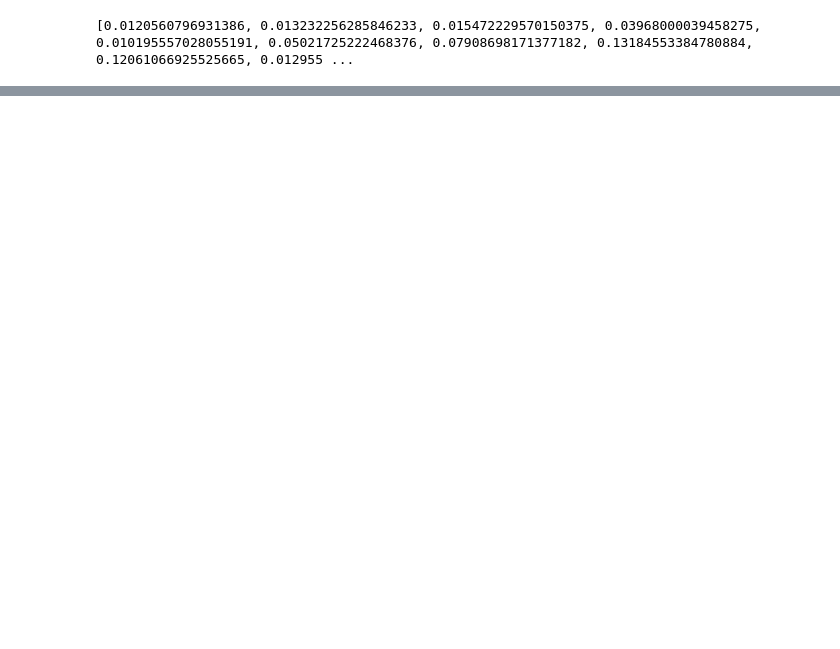
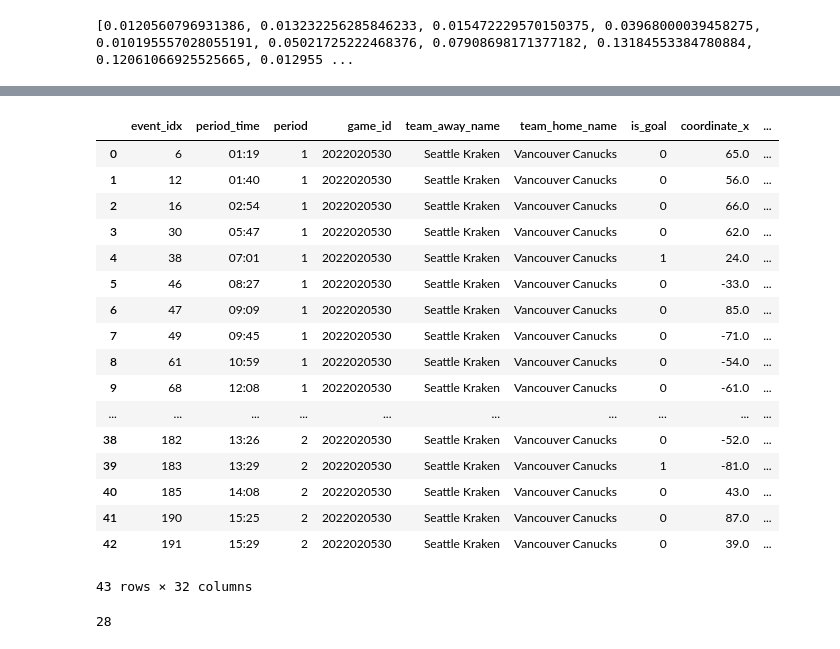
Before and after one commit to mina-parham/IFT6758-docker-project, a Jupyter notebook: ift6758/ift6758/client/test.ipynb, the cells around one changed output, grey strips where cells are left out. Drawn from its saved outputs; the diff is of its cells as text; code cells hidden in the pictures; blank space fills up the shorter version.

```diff
--- a/ift6758/ift6758/client/test.ipynb
+++ b/ift6758/ift6758/client/test.ipynb
@@ -117,0 +160,4 @@ print(r.json())
+# %%
+a = str(a)
+# %%
+b = df[df['event_idx']==a].index.values
@@ -117,0 +168,2 @@ print(r.json())
+# %%
+df_3 = df.iloc[b[0]+1:,:]
@@ -117,0 +180,23 @@ print(r.json())
+# %%
+df_4 = pd.concat([df_1,df_3])
+# %%
+df_4
+# %% [output]
+|  | event_idx | period_time | period | game_id | team_away_name | team_home_name | is_goal | coordinate_x | ... |
+| 0 | 6 | 01:19 | 1 | 2022020530 | Seattle Kraken | Vancouver Canucks | 0 | 65.0 | ... |
+| 1 | 12 | 01:40 | 1 | 2022020530 | Seattle Kraken | Vancouver Canucks | 0 | 56.0 | ... |
+| 2 | 16 | 02:54 | 1 | 2022020530 | Seattle Kraken | Vancouver Canucks | 0 | 66.0 | ... |
+| 3 | 30 | 05:47 | 1 | 2022020530 | Seattle Kraken | Vancouver Canucks | 0 | 62.0 | ... |
+| 4 | 38 | 07:01 | 1 | 2022020530 | Seattle Kraken | Vancouver Canucks | 1 | 24.0 | ... |
+| 5 | 46 | 08:27 | 1 | 2022020530 | Seattle Kraken | Vancouver Canucks | 0 | -33.0 | ... |
+| 6 | 47 | 09:09 | 1 | 2022020530 | Seattle Kraken | Vancouver Canucks | 0 | 85.0 | ... |
+| 7 | 49 | 09:45 | 1 | 2022020530 | Seattle Kraken | Vancouver Canucks | 0 | -71.0 | ... |
+| 8 | 61 | 10:59 | 1 | 2022020530 | Seattle Kraken | Vancouver Canucks | 0 | -54.0 | ... |
+| 9 | 68 | 12:08 | 1 | 2022020530 | Seattle Kraken | Vancouver Canucks | 0 | -61.0 | ... |
+| ... | ... | ... | ... | ... | ... | ... | ... | ... | ... |
+| 38 | 182 | 13:26 | 2 | 2022020530 | Seattle Kraken | Vancouver Canucks | 0 | -52.0 | ... |
+| 39 | 183 | 13:29 | 2 | 2022020530 | Seattle Kraken | Vancouver Canucks | 1 | -81.0 | ... |
+| 40 | 185 | 14:08 | 2 | 2022020530 | Seattle Kraken | Vancouver Canucks | 0 | 43.0 | ... |
+| 41 | 190 | 15:25 | 2 | 2022020530 | Seattle Kraken | Vancouver Canucks | 0 | 87.0 | ... |
+| 42 | 191 | 15:29 | 2 | 2022020530 | Seattle Kraken | Vancouver Canucks | 0 | 39.0 | ... |
+43 rows × 32 columns
@@ -117,0 +205,4 @@ print(r.json())
+# %%
+p
+# %% [output]
+28
```
Also changed, not shown: parts of 13 cells of this notebook, 4 other files.
